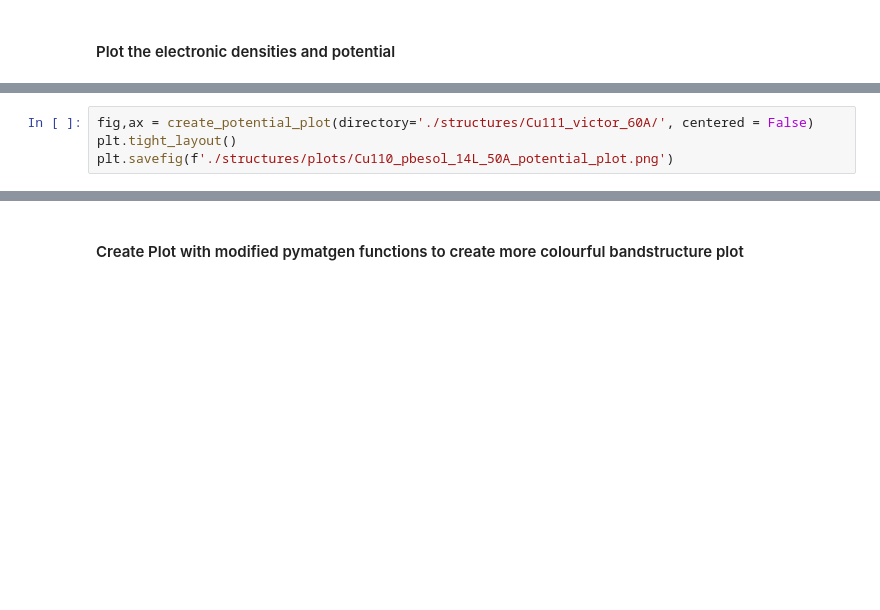
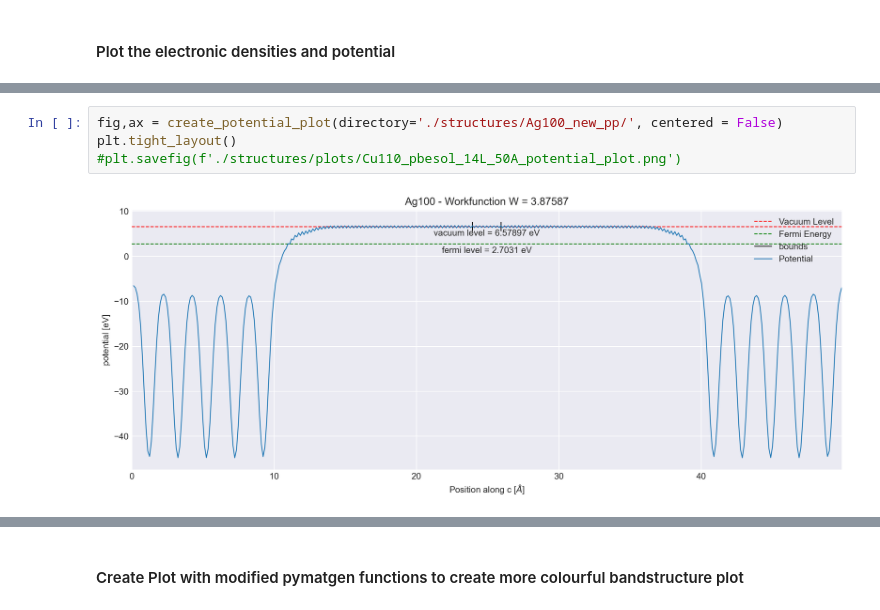
Before and after one commit to wuppersaver/photoemission, a Jupyter notebook: Plotting.ipynb, the cells around one changed output, grey strips where cells are left out. Saved outputs shown, nothing was run; the diff lists cells and outputs as text; blank space fills up the shorter version.

```diff
--- a/Plotting.ipynb
+++ b/Plotting.ipynb
@@ -276,4 +278,6 @@ plt.savefig('./structures/plots/Cu110_victor_60A_density_plot.png')
 # %%
-fig,ax = create_potential_plot(directory='./structures/Cu111_victor_60A/', centered = False)
+fig,ax = create_potential_plot(directory='./structures/Ag100_new_pp/', centered = False)
 plt.tight_layout()
-plt.savefig(f'./structures/plots/Cu110_pbesol_14L_50A_potential_plot.png')
+#plt.savefig(f'./structures/plots/Cu110_pbesol_14L_50A_potential_plot.png')
+# %% [output]
+[figure, added]
```
Also changed, not shown: parts of 3 cells of this notebook, 2 other files.
